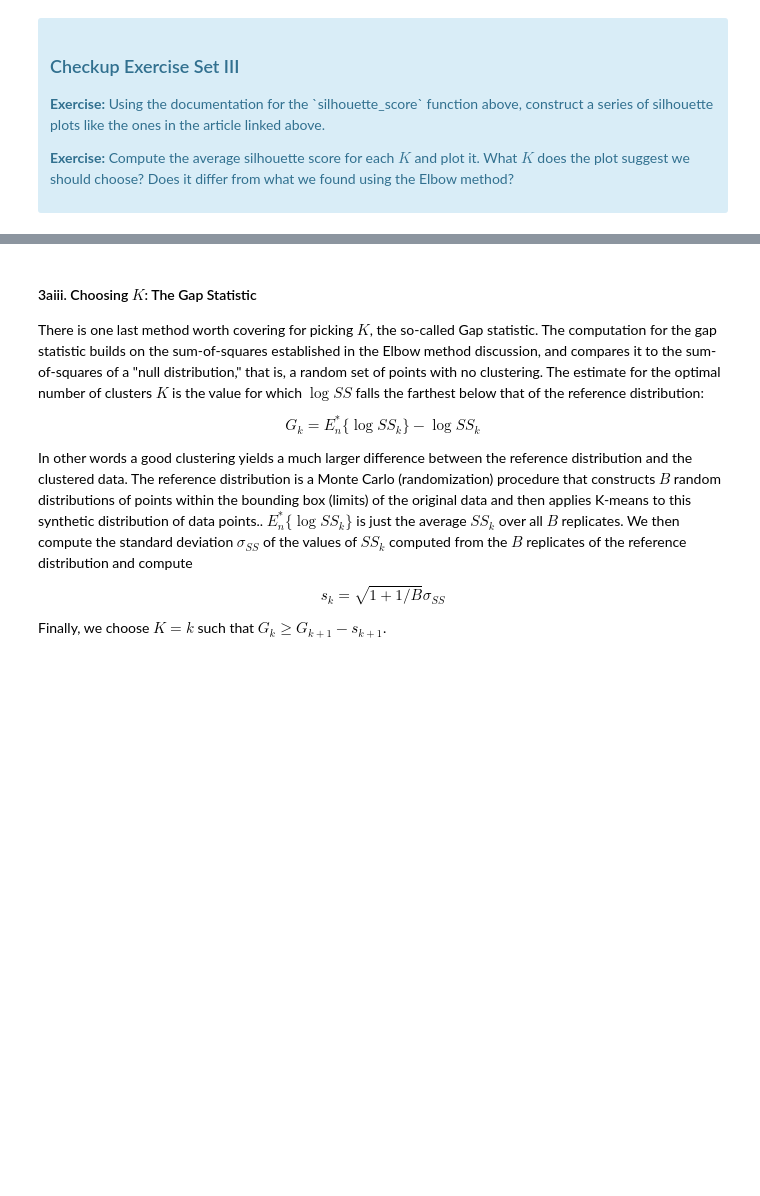
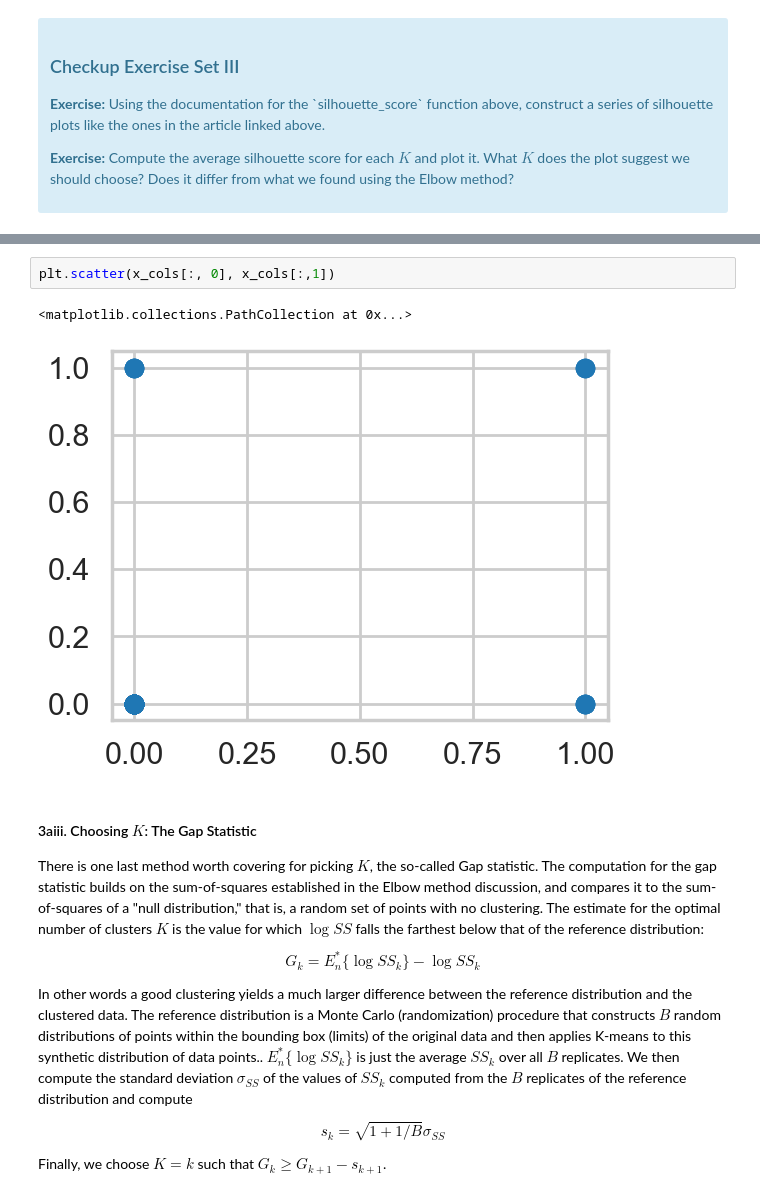
Before and after one commit to MsEM11/Clustering-Case-Study, a Jupyter notebook: Clustering Case Study - Customer Segmentation with K-Means - Tier 3.ipynb, the cells around one changed output, grey strips where cells are left out. Drawn from its saved outputs; the diff is of its cells as text; blank space fills up the shorter version.

```diff
--- a/Clustering Case Study - Customer Segmentation with K-Means - Tier 3.ipynb
+++ b/Clustering Case Study - Customer Segmentation with K-Means - Tier 3.ipynb
@@ -205,3 +269,8 @@ from sklearn.metrics import silhouette_score
+# %%
+plt.scatter(x_cols[:, 0], x_cols[:,1])
+# %% [output]
+<matplotlib.collections.PathCollection at 0x...>
+[figure, added]
 # %% [markdown]
 #### 3aiii.  Choosing $K$: The Gap Statistic
 
```
Also changed, not shown: parts of 5 cells of this notebook.
